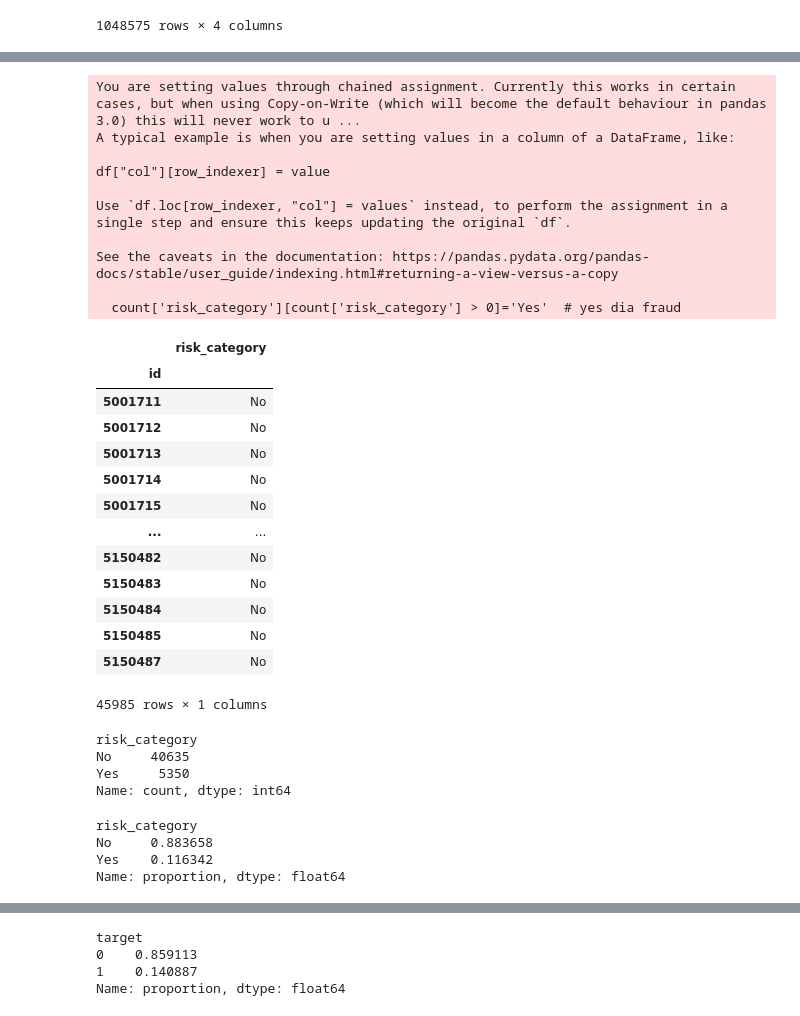
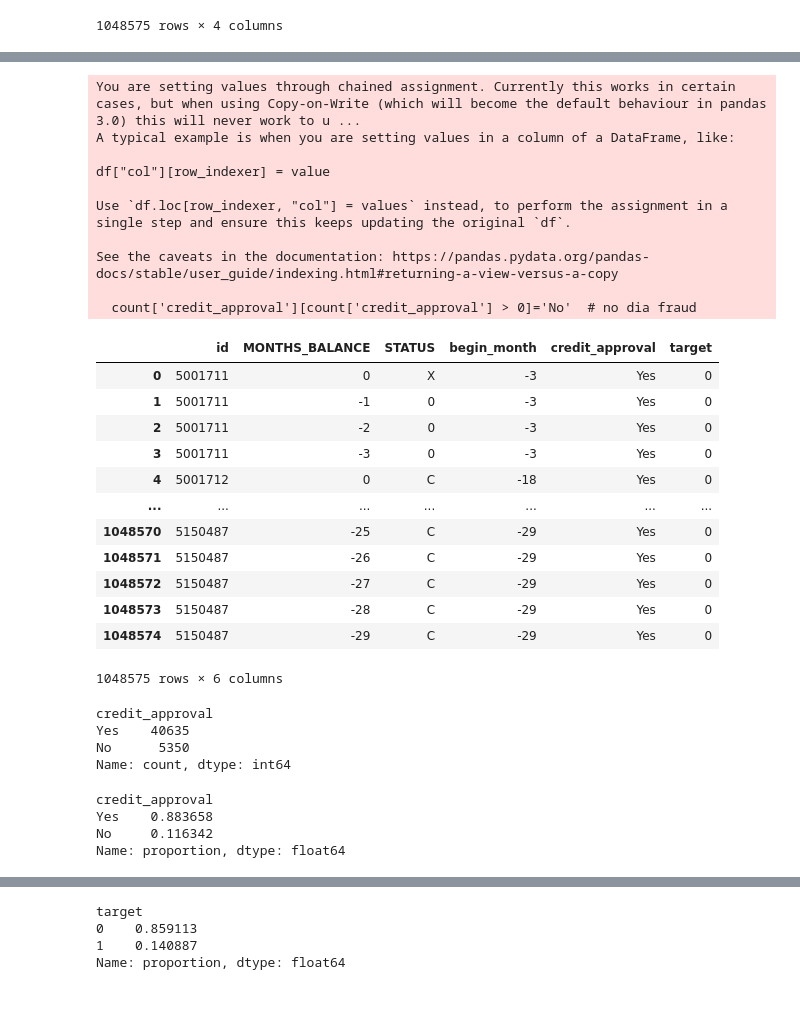
Before and after one commit to yonathanggraiwan/p2-final-project-ftds-028-hck-group-001, a Jupyter notebook: load_data_postgres.ipynb, the cells around one changed output, grey strips where cells are left out. Drawn from its saved outputs; the diff is of its cells as text; code cells hidden in the pictures.

```diff
--- a/load_data_postgres.ipynb
+++ b/load_data_postgres.ipynb
@@ -94,12 +94,12 @@ new_data
 | 1048574 | 5150487 | -29 | C | -29 |
 1048575 rows × 4 columns
 # %%
-df2['risk_category'] = None
-df2['risk_category'][df2['STATUS'] =='1']='Yes'
-df2['risk_category'][df2['STATUS'] =='2']='Yes'
-df2['risk_category'][df2['STATUS'] =='3']='Yes'
-df2['risk_category'][df2['STATUS'] =='4']='Yes'
-df2['risk_category'][df2['STATUS'] =='5']='Yes'
+df2['credit_approval'] = None
+df2['credit_approval'][df2['STATUS'] =='1']='Yes'
+df2['credit_approval'][df2['STATUS'] =='2']='Yes'
+df2['credit_approval'][df2['STATUS'] =='3']='Yes'
+df2['credit_approval'][df2['STATUS'] =='4']='Yes'
+df2['credit_approval'][df2['STATUS'] =='5']='Yes'
 # %% [output]
 You are setting values through chained assignment. Currently this works in certain cases, but when using Copy-on-Write (which will become the default behaviour in pandas 3.0) this will never work to u ...
 A typical example is when you are setting values in a column of a DataFrame, like:
@@ -150,12 +137,12 @@ df2
 # %%
 count=df2.groupby('id').count()
-count['risk_category'][count['risk_category'] > 0]='Yes'  # yes dia fraud
-count['risk_category'][count['risk_category'] == 0]='No'  # no dia lancar
-count = count[['risk_category']]
+count['credit_approval'][count['credit_approval'] > 0]='No'  # no dia fraud
+count['credit_approval'][count['credit_approval'] == 0]='Yes'  # yes dia lancar
+count = count[['credit_approval']]
 new_data=pd.merge(new_data,count,how='inner',on='id')
-new_data['target']=new_data['risk_category']
-new_data.loc[new_data['target']=='Yes','target']=1
-new_data.loc[new_data['target']=='No','target']=0
+new_data['target']=new_data['credit_approval']
+new_data.loc[new_data['target']=='No','target']=1
+new_data.loc[new_data['target']=='Yes','target']=0
 # %% [output]
 You are setting values through chained assignment. Currently this works in certain cases, but when using Copy-on-Write (which will become the default behaviour in pandas 3.0) this will never work to u ...
 A typical example is when you are setting values in a column of a DataFrame, like:
@@ -166,35 +153,34 @@ Use `df.loc[row_indexer, "col"] = values` instead, to perform the assignment in
 
 See the caveats in the documentation: https://pandas.pydata.org/pandas-docs/stable/user_guide/indexing.html#returning-a-view-versus-a-copy
 
-  count['risk_category'][count['risk_category'] > 0]='Yes'  # yes dia fraud
+  count['credit_approval'][count['credit_approval'] > 0]='No'  # no dia fraud
-# %%
-count
-# %% [output]
-|  | risk_category |
-| id |  |
-| 5001711 | No |
-| 5001712 | No |
-| 5001713 | No |
-| 5001714 | No |
-| 5001715 | No |
-| ... | ... |
-| 5150482 | No |
-| 5150483 | No |
-| 5150484 | No |
-| 5150485 | No |
-| 5150487 | No |
-45985 rows × 1 columns
+# %%
+new_data
+# %% [output]
+|  | id | MONTHS_BALANCE | STATUS | begin_month | credit_approval | target |
+| 0 | 5001711 | 0 | X | -3 | Yes | 0 |
+| 1 | 5001711 | -1 | 0 | -3 | Yes | 0 |
+| 2 | 5001711 | -2 | 0 | -3 | Yes | 0 |
+| 3 | 5001711 | -3 | 0 | -3 | Yes | 0 |
+| 4 | 5001712 | 0 | C | -18 | Yes | 0 |
+| ... | ... | ... | ... | ... | ... | ... |
+| 1048570 | 5150487 | -25 | C | -29 | Yes | 0 |
+| 1048571 | 5150487 | -26 | C | -29 | Yes | 0 |
+| 1048572 | 5150487 | -27 | C | -29 | Yes | 0 |
+| 1048573 | 5150487 | -28 | C | -29 | Yes | 0 |
+| 1048574 | 5150487 | -29 | C | -29 | Yes | 0 |
+1048575 rows × 6 columns
 # %%
-print(count['risk_category'].value_counts())
-count['risk_category'].value_counts(normalize=True)
+print(count['credit_approval'].value_counts())
+count['credit_approval'].value_counts(normalize=True)
 # %% [output]
-risk_category
-No     40635
-Yes     5350
+credit_approval
+Yes    40635
+No      5350
 Name: count, dtype: int64
-risk_category
-No     0.883658
-Yes    0.116342
+credit_approval
+Yes    0.883658
+No     0.116342
 Name: proportion, dtype: float64
 # %%
 df_new = pd.merge(df, new_data, on='id')
```
Also changed, not shown: parts of 6 cells of this notebook.
